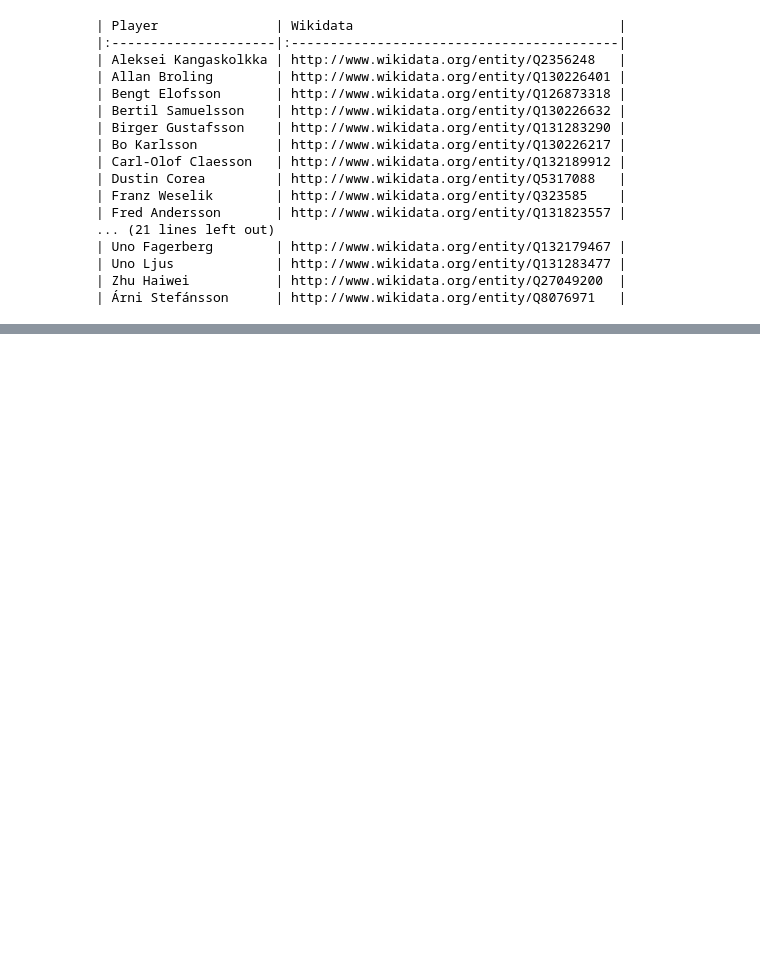
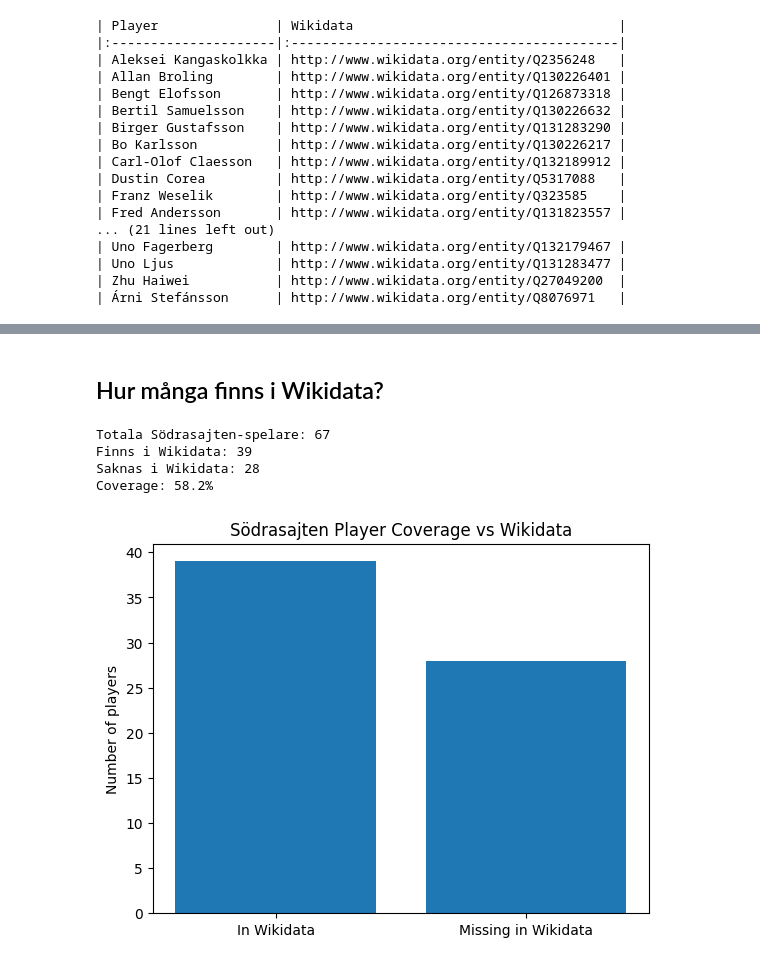
Before and after one commit to salgo60/ifkdb, a Jupyter notebook: Notebook/31_sodrasajten.ipynb, the cells around one changed output, grey strips where cells are left out. Saved outputs shown, nothing was run; the diff lists cells and outputs as text; code cells hidden in the pictures; blank space fills up the shorter version.

```diff
--- a/Notebook/31_sodrasajten.ipynb
+++ b/Notebook/31_sodrasajten.ipynb
@@ -460,0 +463,6 @@ print(df_missing_svwiki.to_markdown(index=False))
+# %%
+import requests
+
+r = requests.get("https://www.sodrasajten.se/wp-json/wp/v2/player?per_page=100")
+print(r.status_code)
+print(r)
@@ -461,3 +616,38 @@ print(df_missing_svwiki.to_markdown(index=False))
+# %% [markdown]
+## Hur många finns i Wikidata?
+# %%
+wd_norm_set = set(wd_dict.keys())
+
+players_norm = [normalize(p) for p in players]
+
+in_wd = sum(1 for p in players_norm if p in wd_norm_set)
+missing_wd = [players[i] for i, p in enumerate(players_norm) if p not in wd_norm_set]
+
+print("Totala Södrasajten-spelare:", len(players))
+print("Finns i Wikidata:", in_wd)
+print("Saknas i Wikidata:", len(missing_wd))
+print("Coverage:", f"{in_wd/len(players):.1%}")
+# %% [output]
+Totala Södrasajten-spelare: 67
+Finns i Wikidata: 39
+Saknas i Wikidata: 28
+Coverage: 58.2%
+# %%
+import matplotlib.pyplot as plt
+
+total = len(players)
+values = {
+    "In Wikidata": in_wd,
+    "Missing in Wikidata": len(missing_wd)
+}
+
+plt.figure()
+plt.bar(values.keys(), values.values())
+plt.ylabel("Number of players")
+plt.title("Södrasajten Player Coverage vs Wikidata")
+plt.show()
+# %% [output]
+[figure, added]
 # %%
 # End timer
 end_time = datetime.now()
```
Also changed, not shown: parts of 7 cells of this notebook.
